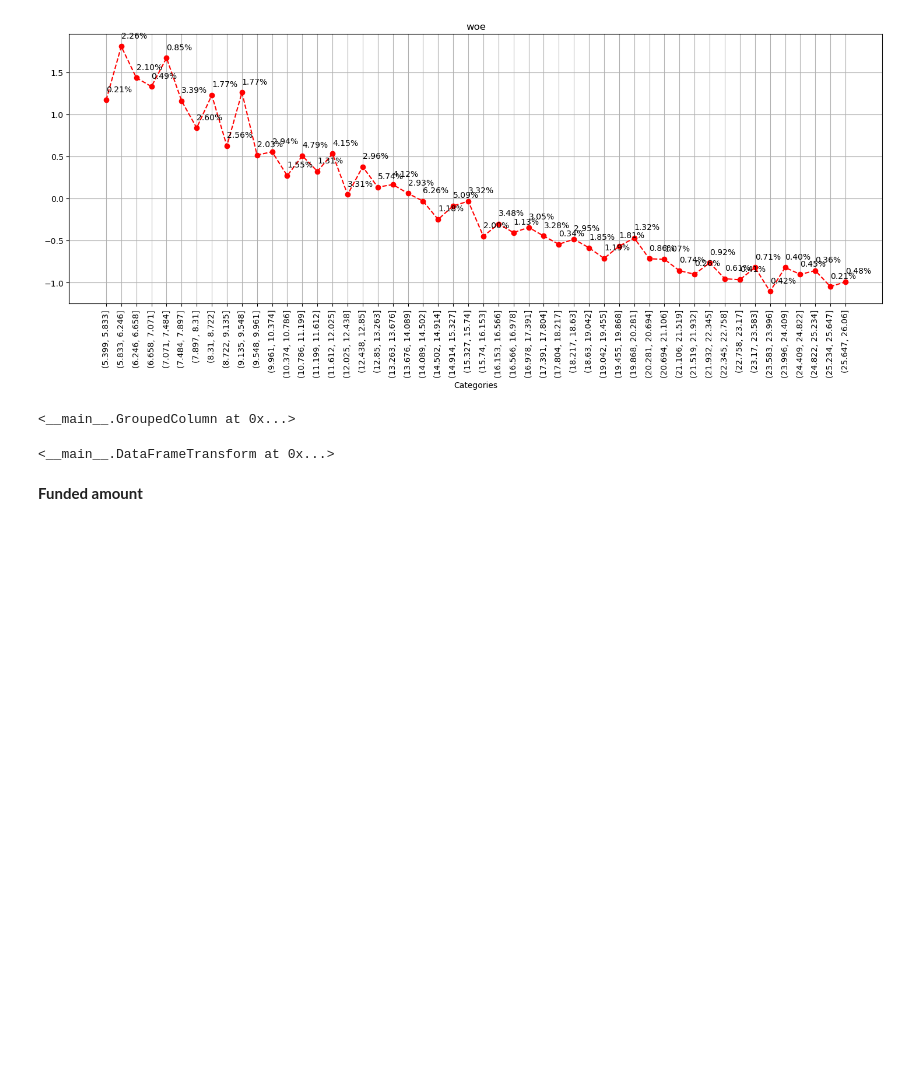
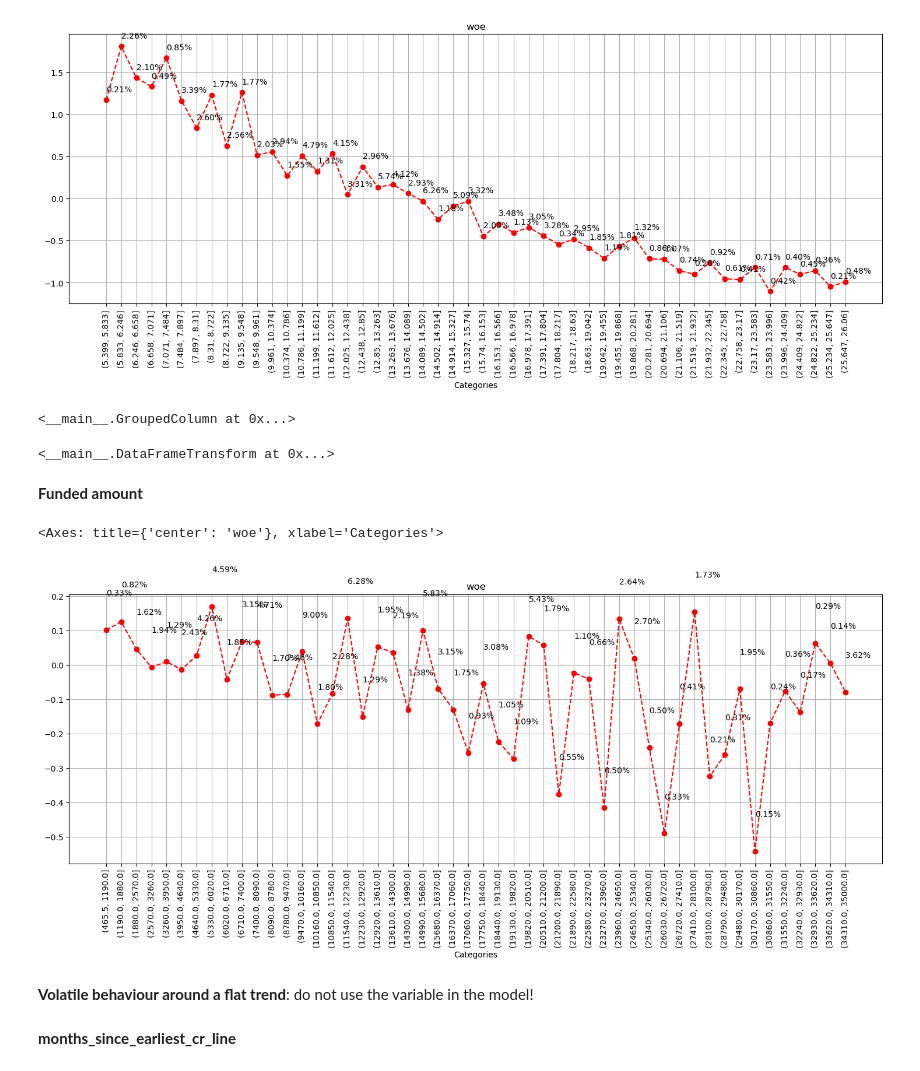
Before and after one commit to Xavi-Linux/CaRMeLo, a Jupyter notebook: notebooks/Data_preparation.ipynb, the cells around one changed output. Saved outputs shown, nothing was run; the diff lists cells and outputs as text; code cells hidden in the pictures; blank space fills up the shorter version.

Commit message:
add more continuous variables

```diff
--- a/notebooks/Data_preparation.ipynb
+++ b/notebooks/Data_preparation.ipynb
@@ -589,7 +589,16 @@ continuous_vars: List[str] = [
     'non_default',
     'emp_length_int',
     'months_since_issue_d',
-    'int_rate'
+    'int_rate',
+    'funded_amnt',
+    'months_since_earliest_cr_line',
+    'installment',
+    'delinq_2yrs',
+    'inq_last_6mths',
+    'open_acc',
+    'pub_rec',
+    'total_acc',
+    'acc_now_delinq'
 ]
 # %%
 continuous_df: pd.DataFrame = df[continuous_vars].copy()
@@ -781,0 +793,15 @@ continuous_dft.add_child(int_rate_groups)
+# %%
+funded_amnt_woe = calculate_woe_iv(
+                continuous_df,
+                pd.cut(continuous_df['funded_amnt'], bins=BINS, retbins=False),
+                continuous_df['non_default'], multilevel_index=False, sort_by_woe=False
+)
+# %%
+plot_woe(funded_amnt_woe['woe'], labels=funded_amnt_woe['n_obs_rel'].apply(lambda v: '{:.2%}'.format(v)))
+# %% [output]
+<Axes: title={'center': 'woe'}, xlabel='Categories'>
+[figure, added]
+# %% [markdown]
+**Volatile behaviour around a flat trend**: do not use the variable in the model!
+# %% [markdown]
+**months_since_earliest_cr_line**
```
Also changed, not shown: parts of 39 cells of this notebook.
